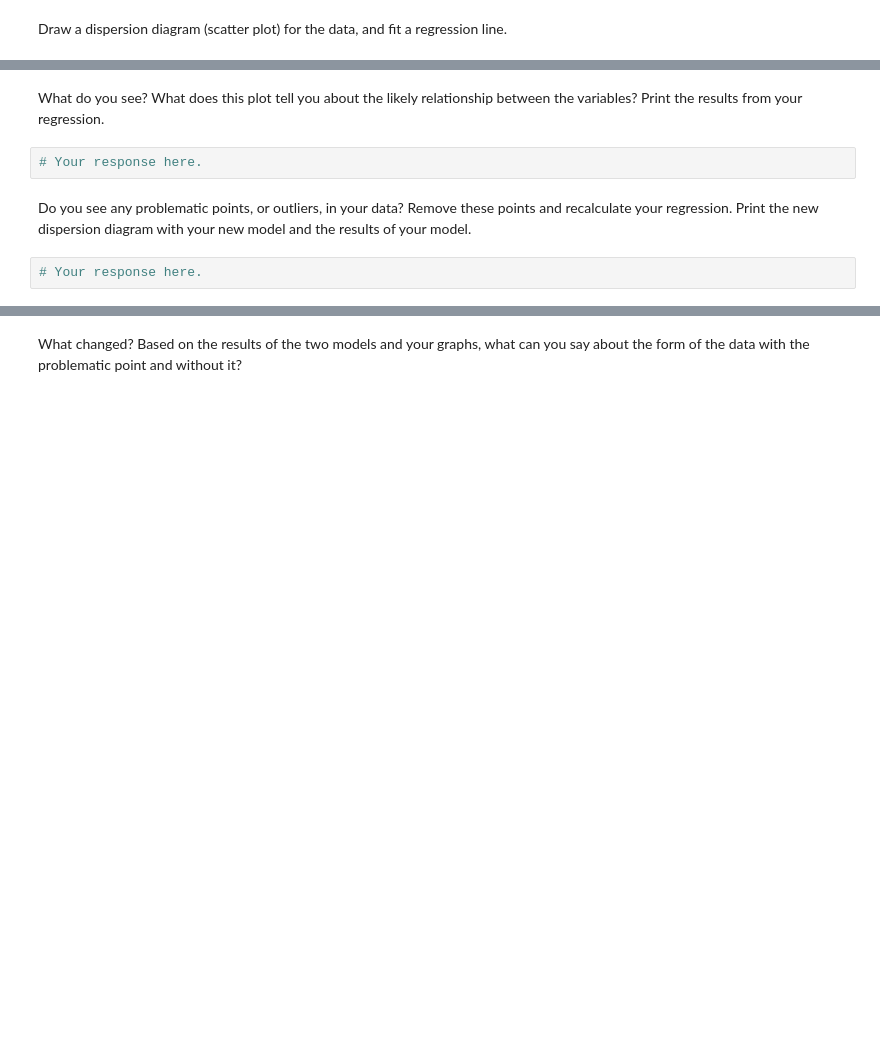
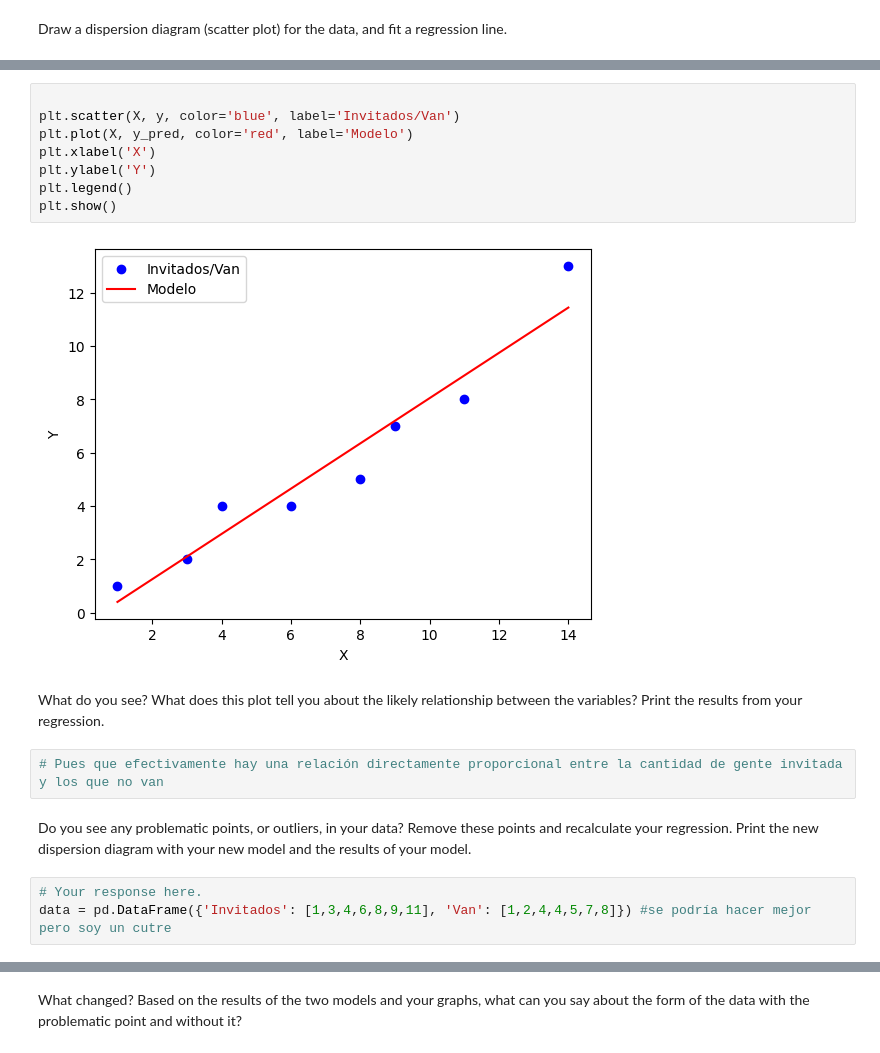
Before and after one commit to Ironhack-Data-Madrid-Abril-2023/7.3-lab_regression_analysis, a Jupyter notebook: your-code.ipynb, the cells around one changed output, grey strips where cells are left out. Cells and saved outputs as stored; diff of their text form; blank space fills up the shorter version.

```diff
--- a/your-code.ipynb
+++ b/your-code.ipynb
@@ -204,8 +247,19 @@ Draw a dispersion diagram (scatter plot) for the data, and fit a regression line
+# %%
+
+plt.scatter(X, y, color='blue', label='Invitados/Van')
+plt.plot(X, y_pred, color='red', label='Modelo')
+plt.xlabel('X')
+plt.ylabel('Y')
+plt.legend()
+plt.show()
+# %% [output]
+[figure, added]
 # %% [markdown]
 What do you see? What does this plot tell you about the likely relationship between the variables? Print the results from your regression.
-# %%
-# Your response here.
+# %%
+# Pues que efectivamente hay una relación directamente proporcional entre la cantidad de gente invitada y los que no van
 # %% [markdown]
 Do you see any problematic points, or outliers, in your data? Remove these points and recalculate your regression. Print the new dispersion diagram with your new model and the results of your model.
-# %%
-# Your response here.
+# %%
+# Your response here.
+data = pd.DataFrame({'Invitados': [1,3,4,6,8,9,11], 'Van': [1,2,4,4,5,7,8]}) #se podría hacer mejor pero soy un cutre
```
Also changed, not shown: parts of 13 cells of this notebook.
